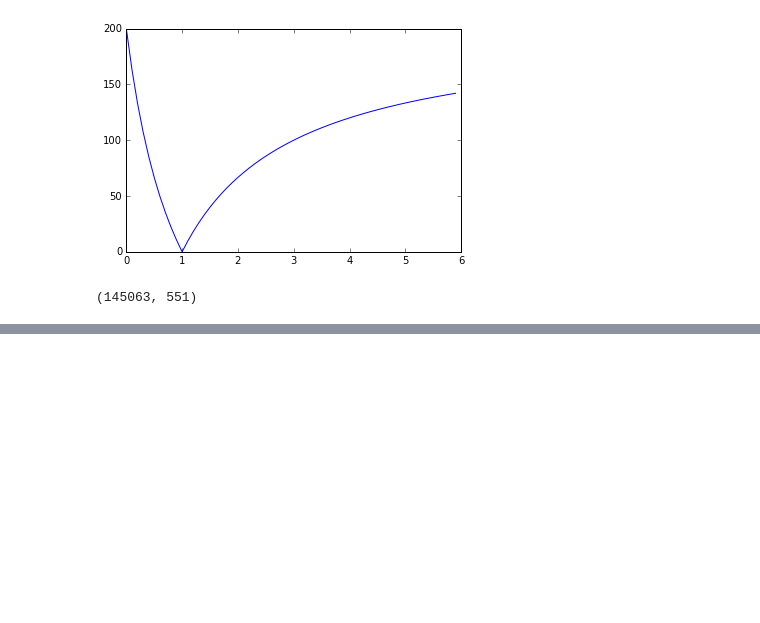
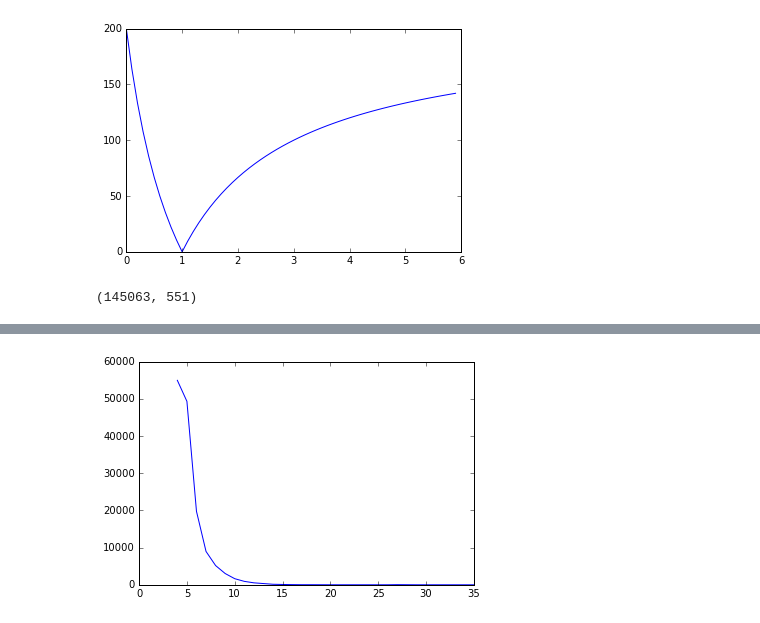
Before and after one commit to MatthewMcGonagle/KaggleWikiTraffic, a Jupyter notebook: SimpleWindow.ipynb, the cells around one changed output, grey strips where cells are left out. Drawn from its saved outputs; the diff is of its cells as text; code cells hidden in the pictures; blank space fills up the shorter version.

```diff
--- a/SimpleWindow.ipynb
+++ b/SimpleWindow.ipynb
@@ -71,0 +166,16 @@ smape(Y_predict, Y_test)
+# %%
+# Let's try adding in whether Page contains a four digit number (most likely a year date)
+
+hasFourDigit = []
+for pageStr in all_df['Page']:
+    thisHave = re.match(r'(\b|\D)\d\d\d\d(\b|\D)', pageStr)
+    if thisHave == None:
+        hasFourDigit.append(0.0)
+    else:
+        hasFourDigit.append(1.0)
+
+all_df['nameHasYear'] = hasFourDigit
+hasFourDigit = np.array(hasFourDigit).reshape(-1,1)
+print('Number of Pages containing four digit numbers = ', np.sum(hasFourDigit))
+
+[ [x, y] for (x,y) in zip(all_df['Page'].values, hasFourDigit)][:20]
@@ -71,0 +201,17 @@ smape(Y_predict, Y_test)
+# %%
+# Let's count the number of occurrences of '_'.
+
+numWords = []
+for pageStr in all_df['Page']:
+    words = re.split(r'_', pageStr)
+    numWords.append(len(words))
+
+numWords = np.array(numWords).reshape(-1,1)
+
+vals, counts = np.unique(numWords, return_counts = True)
+plt.plot(vals, counts)
+plt.show()
+
+all_df['numWords'] = numWords
+# %% [output]
+[figure, added]
```
Also changed, not shown: parts of 14 cells of this notebook.
